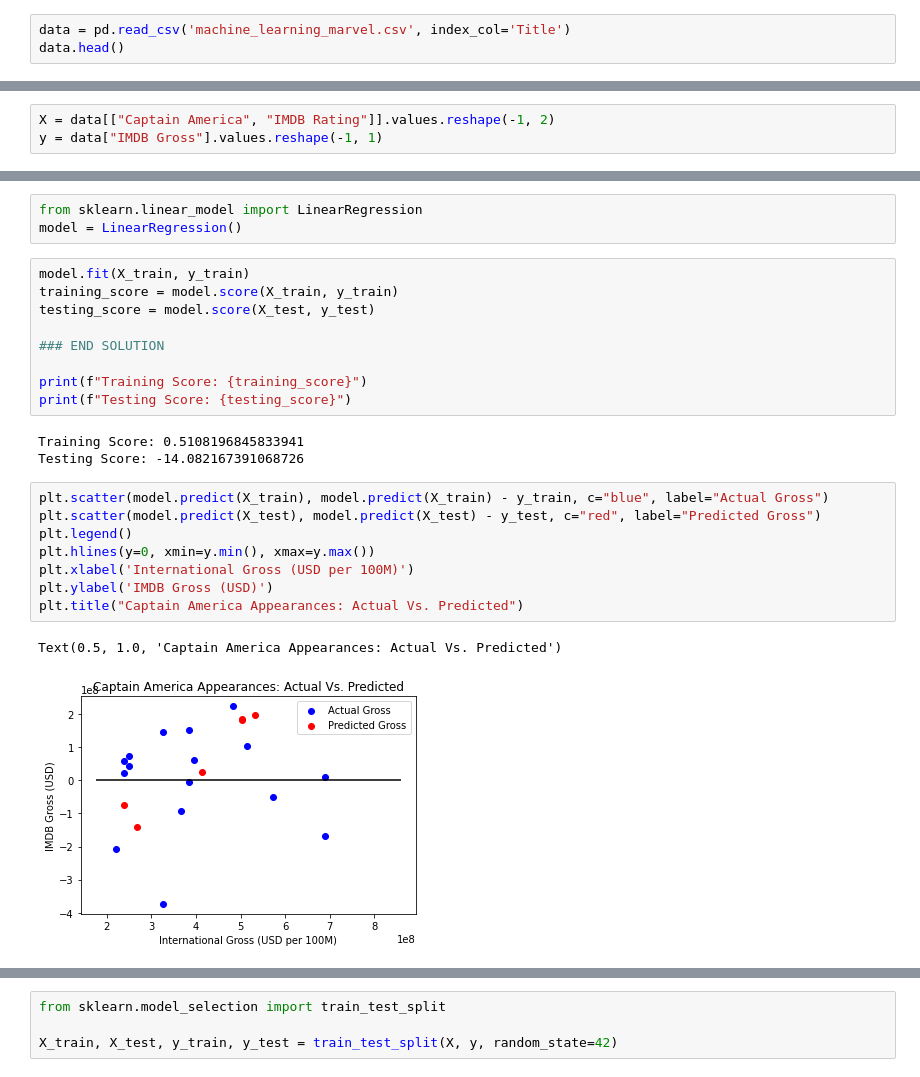
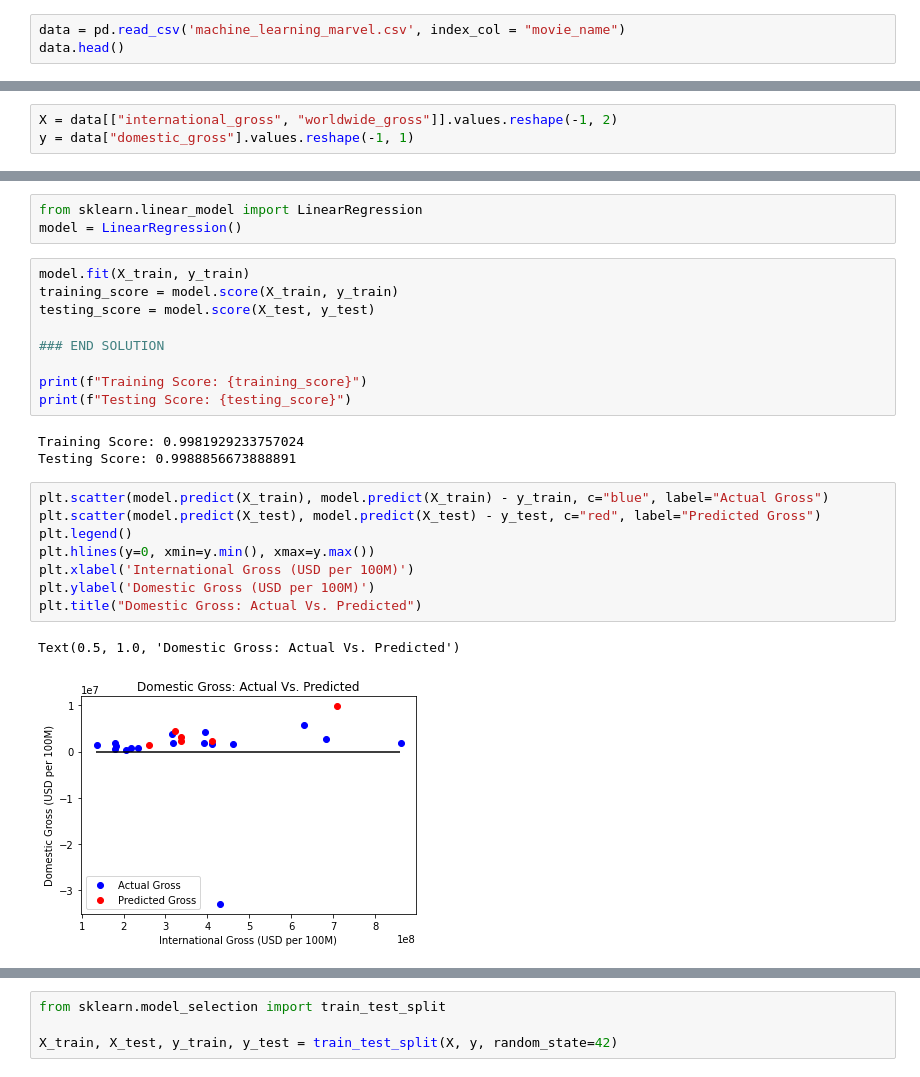
Before and after one commit to AnaLindaPenny/final-project, a Jupyter notebook: sydney-work/MCU_Machine_Learning.ipynb, the cells around one changed output, grey strips where cells are left out. Cells and saved outputs as stored; diff of their text form.

Commit message:
mcu machine learning

```diff
--- a/sydney-work/MCU_Machine_Learning.ipynb
+++ b/sydney-work/MCU_Machine_Learning.ipynb
@@ -10,6 +10,6 @@ import numpy as np
 import pandas as pd
 import seaborn as sns
 # %%
-data = pd.read_csv('machine_learning_marvel.csv', index_col='Title')
+data = pd.read_csv('machine_learning_marvel.csv', index_col = "movie_name")
 data.head()
 # %% [output]
@@ -197,6 +237,6 @@ dtype: object
 # %%
-X = data[["Captain America", "IMDB Rating"]].values.reshape(-1, 2)
-y = data["IMDB Gross"].values.reshape(-1, 1)
+X = data[["international_gross", "worldwide_gross"]].values.reshape(-1, 2)
+y = data["domestic_gross"].values.reshape(-1, 1)
 # %%
 print("Shape: ", X.shape, y.shape)
 # %% [output]
@@ -218,16 +258,16 @@ testing_score = model.score(X_test, y_test)
 print(f"Training Score: {training_score}")
 print(f"Testing Score: {testing_score}")
 # %% [output]
-Training Score: 0.5108196845833941
-Testing Score: -14.082167391068726
+Training Score: 0.9981929233757024
+Testing Score: 0.9988856673888891
 # %%
 plt.scatter(model.predict(X_train), model.predict(X_train) - y_train, c="blue", label="Actual Gross")
 plt.scatter(model.predict(X_test), model.predict(X_test) - y_test, c="red", label="Predicted Gross")
 plt.legend()
 plt.hlines(y=0, xmin=y.min(), xmax=y.max())
 plt.xlabel('International Gross (USD per 100M)')
-plt.ylabel('IMDB Gross (USD)')
-plt.title("Captain America Appearances: Actual Vs. Predicted")
+plt.ylabel('Domestic Gross (USD per 100M)')
+plt.title("Domestic Gross: Actual Vs. Predicted")
 # %% [output]
-Text(0.5, 1.0, 'Captain America Appearances: Actual Vs. Predicted')
+Text(0.5, 1.0, 'Domestic Gross: Actual Vs. Predicted')
-[figure, old version]
+[figure, new version]
```
Also changed, not shown: parts of 79 cells of this notebook, 9 other files.
